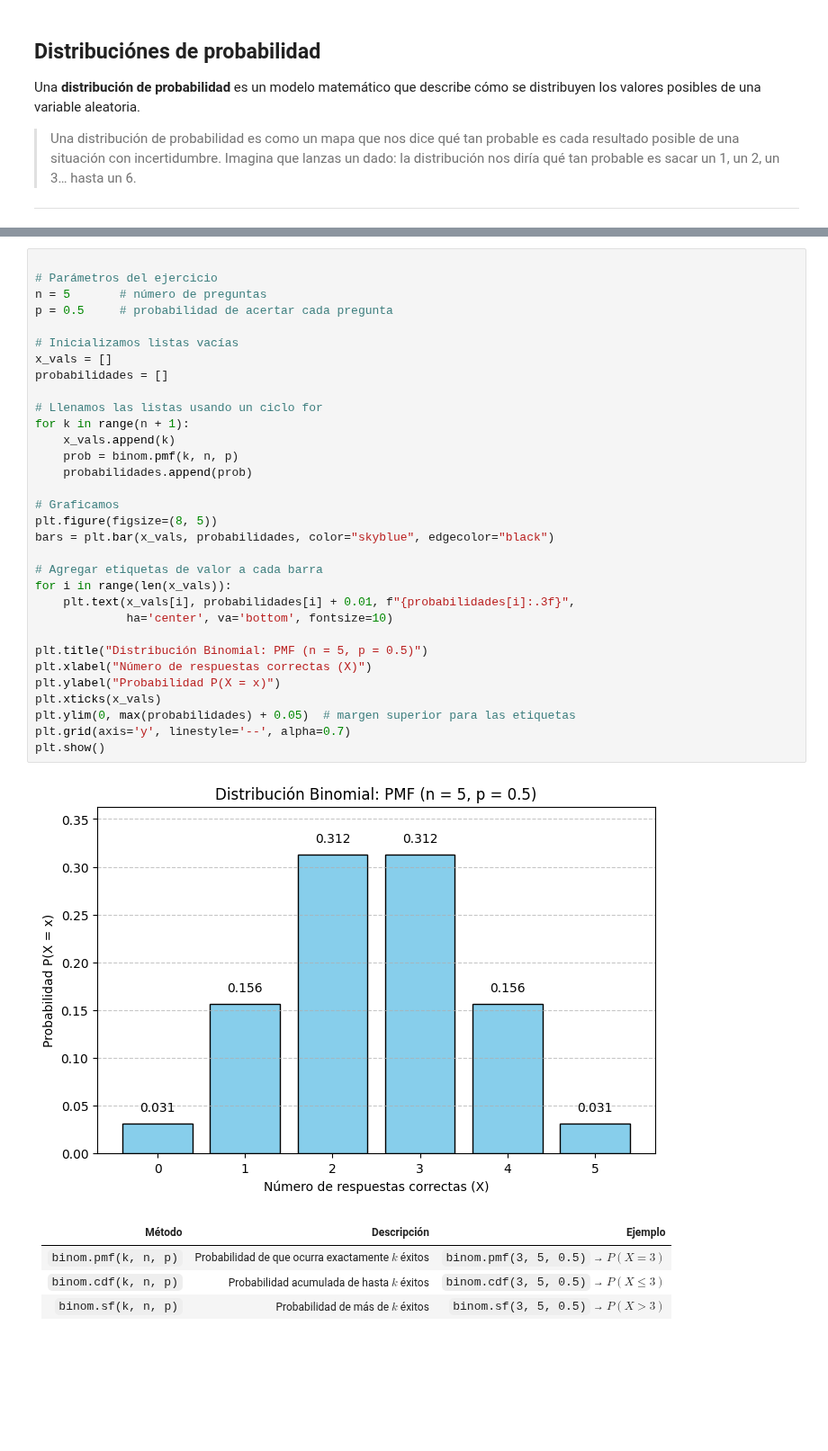
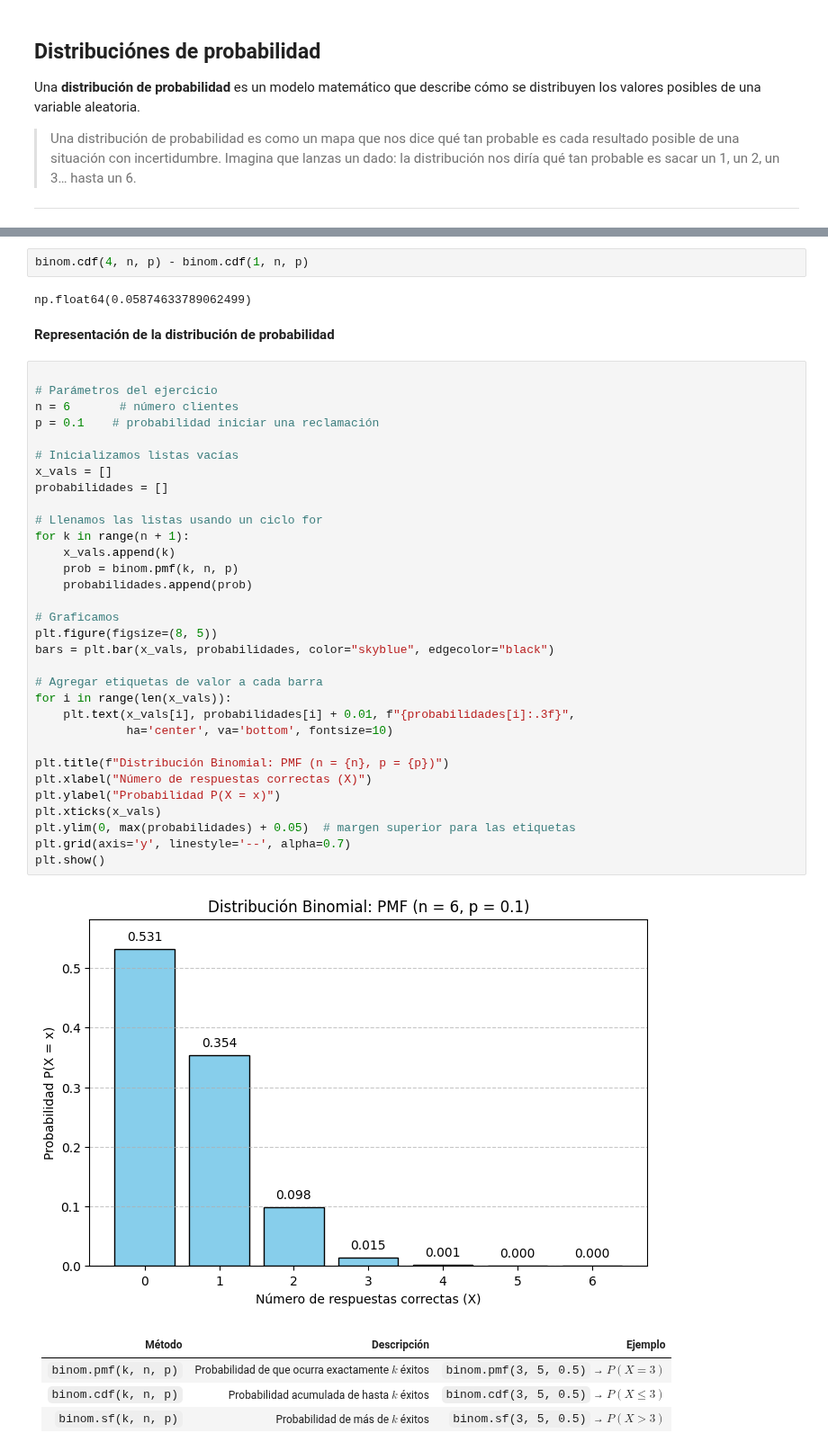
Before and after one commit to zyntonyson/bootcamp_ds_da, a Jupyter notebook: 05-analisis-estadistico/10-S5-Probabilidad.ipynb, the cells around one changed output, grey strips where cells are left out. Shown at 90% size. Saved outputs shown, nothing was run; the diff lists cells and outputs as text; blank space fills up the shorter version.

Commit message:
Updates 11 Probabilidad

```diff
--- a/05-analisis-estadistico/10-S5-Probabilidad.ipynb
+++ b/05-analisis-estadistico/10-S5-Probabilidad.ipynb
@@ -210,37 +232,43 @@ np.float64(0.5)
+# %%
+binom.cdf(4, n, p) - binom.cdf(1, n, p)
+# %% [output]
+np.float64(0.05874633789062499)
+# %% [markdown]
+**Representación de la distribución de probabilidad**
 # %%
 
 # Parámetros del ejercicio
-n = 5       # número de preguntas
-p = 0.5     # probabilidad de acertar cada pregunta
+n = 6       # número clientes
+p = 0.1    # probabilidad iniciar una reclamación
 
 # Inicializamos listas vacías
 x_vals = []
 probabilidades = []
 
 # Llenamos las listas usando un ciclo for
 for k in range(n + 1):
     x_vals.append(k)
     prob = binom.pmf(k, n, p)
     probabilidades.append(prob)
 
 # Graficamos
 plt.figure(figsize=(8, 5))
 bars = plt.bar(x_vals, probabilidades, color="skyblue", edgecolor="black")
 
 # Agregar etiquetas de valor a cada barra
 for i in range(len(x_vals)):
     plt.text(x_vals[i], probabilidades[i] + 0.01, f"{probabilidades[i]:.3f}",
              ha='center', va='bottom', fontsize=10)
 
-plt.title("Distribución Binomial: PMF (n = 5, p = 0.5)")
+plt.title(f"Distribución Binomial: PMF (n = {n}, p = {p})")
 plt.xlabel("Número de respuestas correctas (X)")
 plt.ylabel("Probabilidad P(X = x)")
 plt.xticks(x_vals)
 plt.ylim(0, max(probabilidades) + 0.05)  # margen superior para las etiquetas
 plt.grid(axis='y', linestyle='--', alpha=0.7)
 plt.show()
 # %% [output]
-[figure, old version]
+[figure, new version]
 # %% [markdown]
 
 | Método | Descripción | Ejemplo |
```
Also changed, not shown: parts of 16 cells of this notebook, 2 other files.
